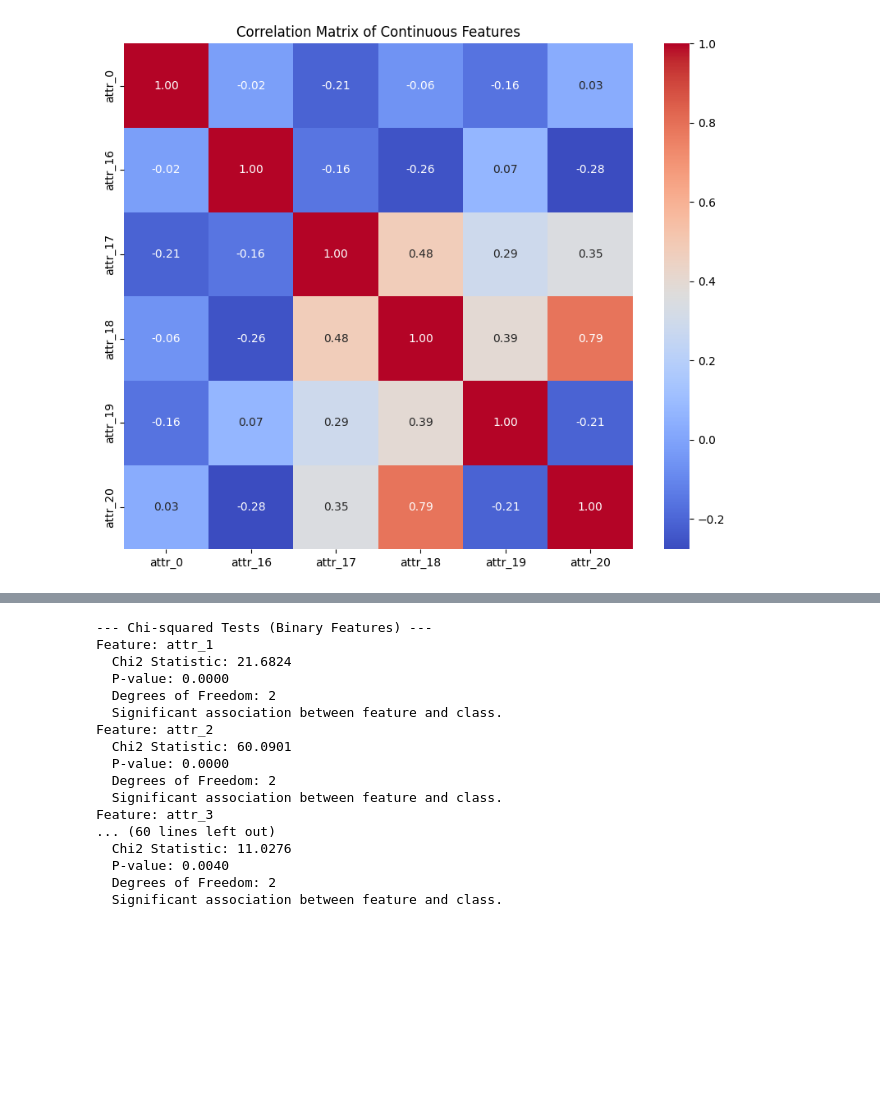
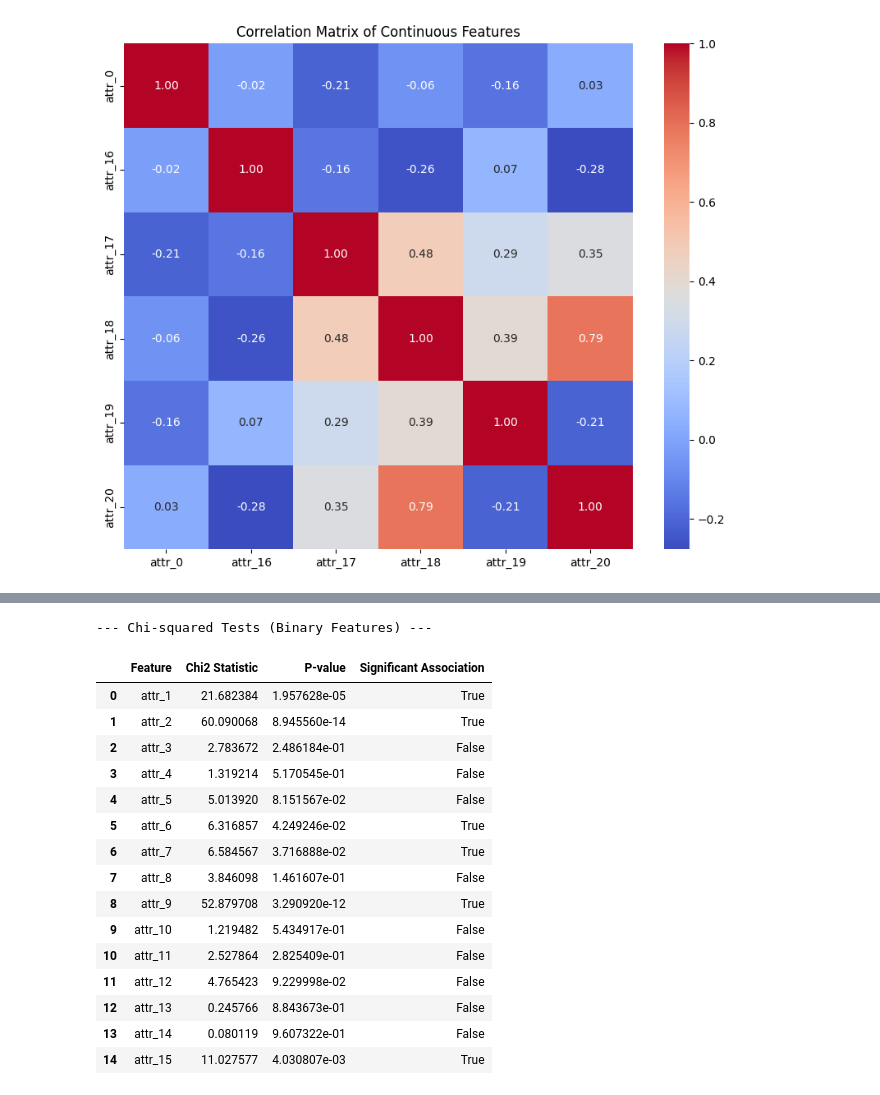
Before and after one commit to ChelsyMena/svm-classification, a Jupyter notebook: dataset_exploration.ipynb, the cells around one changed output, grey strips where cells are left out. Drawn from its saved outputs; the diff is of its cells as text; code cells hidden in the pictures; blank space fills up the shorter version.

Commit message:
data

```diff
--- a/dataset_exploration.ipynb
+++ b/dataset_exploration.ipynb
@@ -228,5 +208,7 @@ else:
 # %%
 from scipy.stats import f_oneway, ttest_ind
+
+anova_df = pd.DataFrame(columns=['Feature', 'F-statistic', 'P-value', 'Significant Difference'])
 
 # ANOVA
 print("\n--- ANOVA (Continuous Features) ---")
@@ -239,15 +221,18 @@ if len(np.unique(y)) > 2:  # Check if there are more than 2 classes
         # Perform ANOVA
         if len(groups)>1 and all(len(group) > 0 for group in groups): #Avoids errors caused by empty groups
             f_statistic, p_value = f_oneway(*groups)  # *groups unpacks the list
-            print(f"Feature: {col}")
-            print(f"  F-statistic: {f_statistic:.4f}")
-            print(f"  P-value: {p_value:.4f}")
+            # print(f"Feature: {col}")
+            # print(f"  F-statistic: {f_statistic:.4f}")
+            # print(f"  P-value: {p_value:.4f}")
 
             # Interpretation
-            if p_value < 0.05:
-                print("  Significant difference between class means.")
-            else:
-                print("  No significant difference between class means.")
+            # if p_value < 0.05:
+            #     print("  Significant difference between class means.")
+            # else:
+            #     print("  No significant difference between class means.")
+
+            # Store results in a DataFrame
+            anova_df.loc[len(anova_df)] = [col, f_statistic, p_value, p_value < 0.05]
         else:
             print(f'{col} cannot perform ANOVA because there are empty groups')
 else:
@@ -392,6 +364,8 @@ Feature: attr_15, Class 2 vs Class 3
 # %%
 #Chi-squared tests for binary features:
 from scipy.stats import chi2_contingency
+
+chi2_df = pd.DataFrame(columns=['Feature', 'Chi2 Statistic', 'P-value', 'Significant Association'])
 
 print("\n--- Chi-squared Tests (Binary Features) ---")
 
@@ -400,33 +374,38 @@ for col in binary_cols:
     if contingency_table.shape == (2, len(unique_classes)):  # Check for valid dimensions
       chi2_stat, p_val, dof, expected = chi2_contingency(contingency_table)
 
-      print(f"Feature: {col}")
-      print(f"  Chi2 Statistic: {chi2_stat:.4f}")
-      print(f"  P-value: {p_val:.4f}")
-      print(f"  Degrees of Freedom: {dof}")
-      # print(f"  Expected Frequencies:\n{expected}") # Optional
+      # print(f"Feature: {col}")
+      # print(f"  Chi2 Statistic: {chi2_stat:.4f}")
+      # print(f"  P-value: {p_val:.4f}")
+      # print(f"  Degrees of Freedom: {dof}")
+      # # print(f"  Expected Frequencies:\n{expected}") # Optional
 
-      if p_val < 0.05:
-        print("  Significant association between feature and class.")
-      else:
-        print("  No significant association between feature and class.")
+      # if p_val < 0.05:
+      #   print("  Significant association between feature and class.")
+      # else:
+      #   print("  No significant association between feature and class.")
+
+      chi2_df.loc[len(chi2_df)] = [col, chi2_stat, p_val, p_val < 0.05]
     else:
       print(f"Skipping Chi-squared for {col} due to invalid contingency table dimensions.")
 # %% [output]
 --- Chi-squared Tests (Binary Features) ---
-Feature: attr_1
-  Chi2 Statistic: 21.6824
-  P-value: 0.0000
-  Degrees of Freedom: 2
-  Significant association between feature and class.
-Feature: attr_2
-  Chi2 Statistic: 60.0901
-  P-value: 0.0000
-  Degrees of Freedom: 2
-  Significant association between feature and class.
-Feature: attr_3
-... (60 lines left out)
-  Chi2 Statistic: 11.0276
-  P-value: 0.0040
-  Degrees of Freedom: 2
-  Significant association between feature and class.
+# %%
+chi2_df
+# %% [output]
+|  | Feature | Chi2 Statistic | P-value | Significant Association |
+| 0 | attr_1 | 21.682384 | 1.957628e-05 | True |
+| 1 | attr_2 | 60.090068 | 8.945560e-14 | True |
+| 2 | attr_3 | 2.783672 | 2.486184e-01 | False |
+| 3 | attr_4 | 1.319214 | 5.170545e-01 | False |
+| 4 | attr_5 | 5.013920 | 8.151567e-02 | False |
+| 5 | attr_6 | 6.316857 | 4.249246e-02 | True |
+| 6 | attr_7 | 6.584567 | 3.716888e-02 | True |
+| 7 | attr_8 | 3.846098 | 1.461607e-01 | False |
+| 8 | attr_9 | 52.879708 | 3.290920e-12 | True |
+| 9 | attr_10 | 1.219482 | 5.434917e-01 | False |
+| 10 | attr_11 | 2.527864 | 2.825409e-01 | False |
+| 11 | attr_12 | 4.765423 | 9.229998e-02 | False |
+| 12 | attr_13 | 0.245766 | 8.843673e-01 | False |
+| 13 | attr_14 | 0.080119 | 9.607322e-01 | False |
+| 14 | attr_15 | 11.027577 | 4.030807e-03 | True |
```
Also changed, not shown: parts of 7 cells of this notebook, 2 other files.
